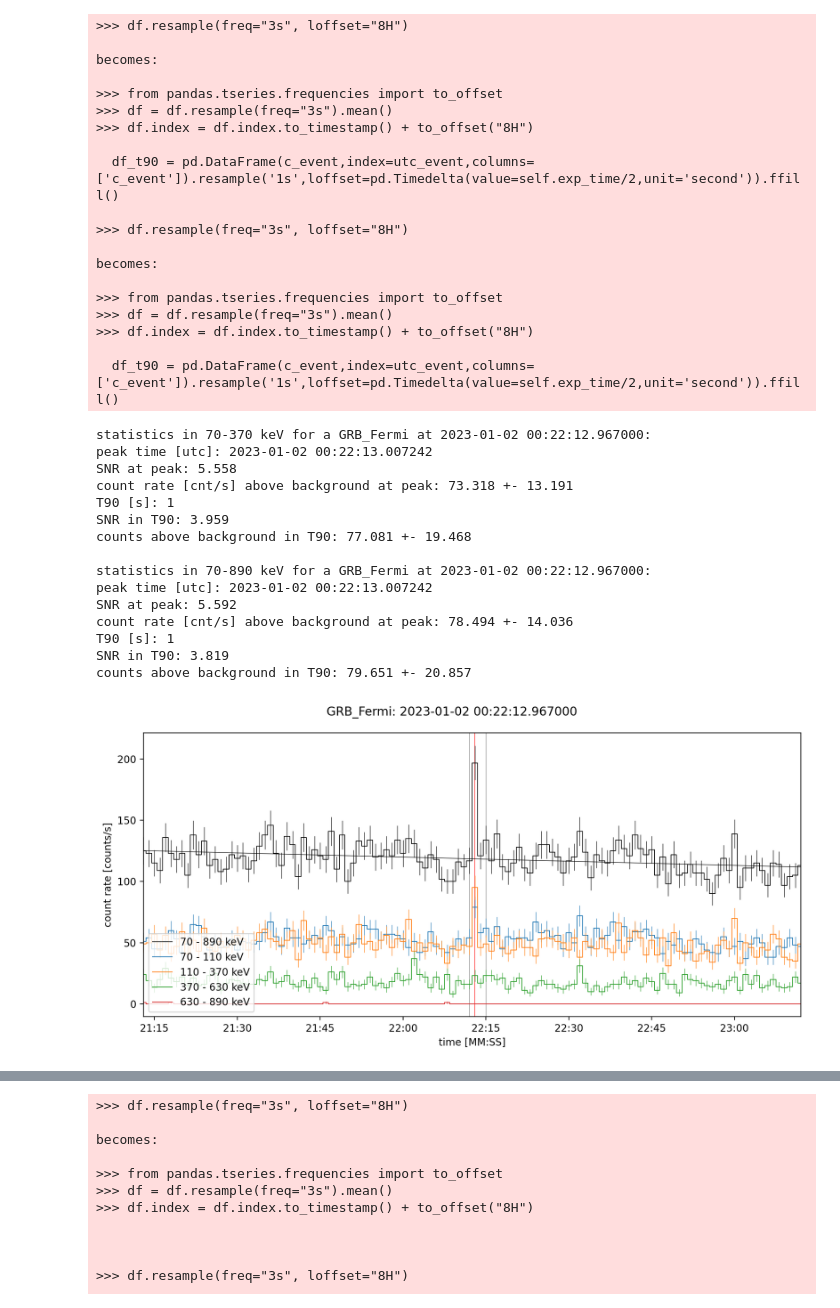
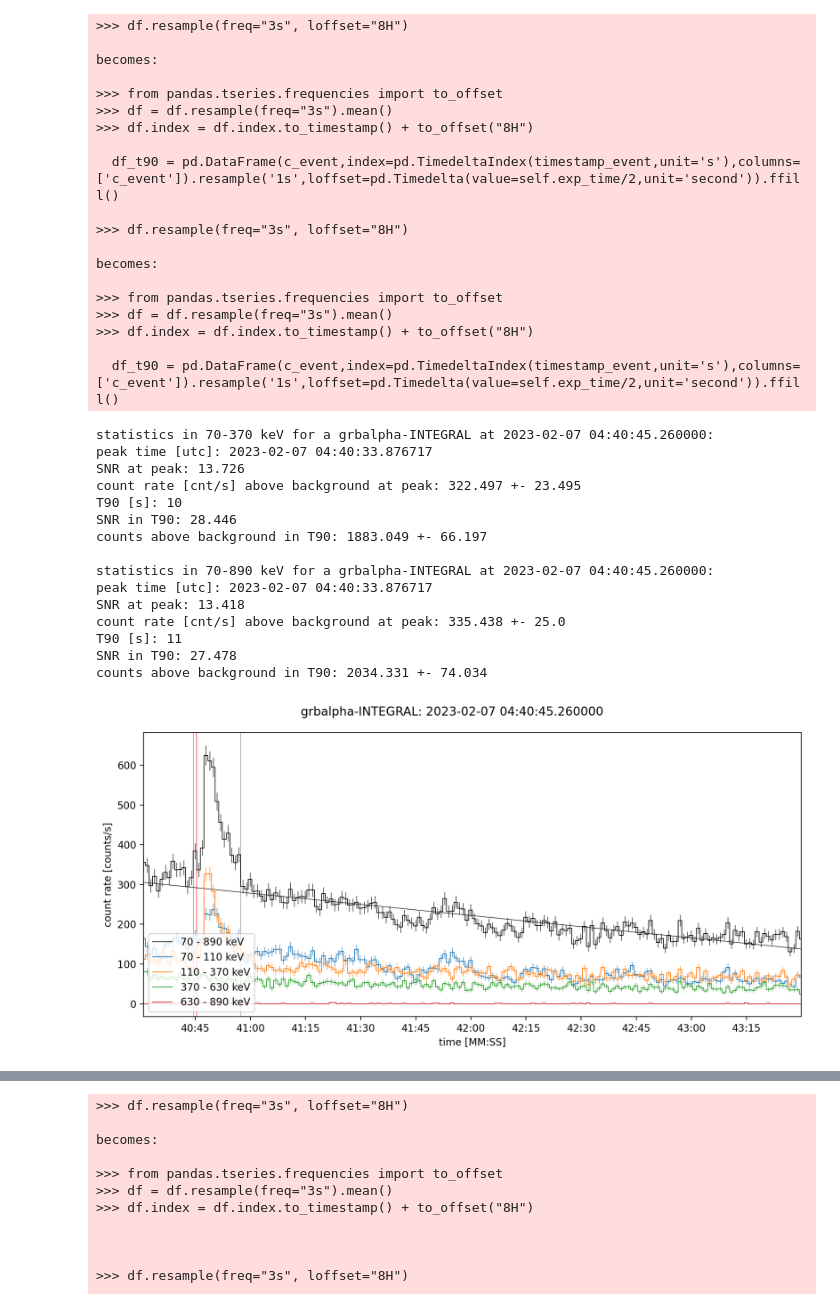
Before and after one commit to mdafcikova/grbalpha-tools, a Jupyter notebook: notebook.ipynb, the cells around one changed output, grey strips where cells are left out. Drawn from its saved outputs; the diff is of its cells as text; code cells hidden in the pictures.

```diff
--- a/notebook.ipynb
+++ b/notebook.ipynb
@@ -9,48 +9,50 @@ import matplotlib.dates as mdates
 import matplotlib.pyplot as plt
 # %%
 df = pd.read_csv(r"C:\Users\maria\Desktop\CubeSats\trigger_file_list.csv")
-path = r"C:\\Users\\maria\\Desktop\\CubeSats\\GRBs\\files\\"
-n = 15
-time,mission,filename,ra,dec = df.time[n],df.mission[n],df.filename[n],df.ra[n],df.dec[n]
+path = r"C:\\Users\\maria\\Desktop\\"
+n = 35
+time,cubesat,mission,filename,ra,dec = df.time[n],df.cubesat[n],df.mission[n],df.filename[n],df.ra[n],df.dec[n]
 obs = Observation(path+filename)
-obs.check_event(time,'GRB_'+mission,llim=59,rlim=62,dtvalue_left=1,dtvalue_right=1,fit_function='linear')#,second_locator=[0])
+obs.check_event(time,cubesat+'-'+mission,dtvalue_left=0.25,dtvalue_right=2.75,
+                llim=14,rlim=27,fit_function='linear',#second_locator=[0],
+                save_path='C:\\Users\\maria\\Desktop\\CubeSats\\GRBs\\analysis\\confirmed\\')
 # obs.plot_skymap(time,'GRB_'+mission,ra,dec)
 # %% [output]
 >>> df.resample(freq="3s", loffset="8H")
 
 becomes:
 
 >>> from pandas.tseries.frequencies import to_offset
 >>> df = df.resample(freq="3s").mean()
 >>> df.index = df.index.to_timestamp() + to_offset("8H")
 
-  df_t90 = pd.DataFrame(c_event,index=utc_event,columns=['c_event']).resample('1s',loffset=pd.Timedelta(value=self.exp_time/2,unit='second')).ffill()
+  df_t90 = pd.DataFrame(c_event,index=pd.TimedeltaIndex(timestamp_event,unit='s'),columns=['c_event']).resample('1s',loffset=pd.Timedelta(value=self.exp_time/2,unit='second')).ffill()
 
 >>> df.resample(freq="3s", loffset="8H")
 
 becomes:
 
 >>> from pandas.tseries.frequencies import to_offset
 >>> df = df.resample(freq="3s").mean()
 >>> df.index = df.index.to_timestamp() + to_offset("8H")
 
-  df_t90 = pd.DataFrame(c_event,index=utc_event,columns=['c_event']).resample('1s',loffset=pd.Timedelta(value=self.exp_time/2,unit='second')).ffill()
+  df_t90 = pd.DataFrame(c_event,index=pd.TimedeltaIndex(timestamp_event,unit='s'),columns=['c_event']).resample('1s',loffset=pd.Timedelta(value=self.exp_time/2,unit='second')).ffill()
-statistics in 70-370 keV for a GRB_Fermi at 2023-01-02 00:22:12.967000:
-peak time [utc]: 2023-01-02 00:22:13.007242
-SNR at peak: 5.558
-count rate [cnt/s] above background at peak: 73.318 +- 13.191
-T90 [s]: 1
-SNR in T90: 3.959
-counts above background in T90: 77.081 +- 19.468
+statistics in 70-370 keV for a grbalpha-INTEGRAL at 2023-02-07 04:40:45.260000:
+peak time [utc]: 2023-02-07 04:40:33.876717
+SNR at peak: 13.726
+count rate [cnt/s] above background at peak: 322.497 +- 23.495
+T90 [s]: 10
+SNR in T90: 28.446
+counts above background in T90: 1883.049 +- 66.197
 
-statistics in 70-890 keV for a GRB_Fermi at 2023-01-02 00:22:12.967000:
-peak time [utc]: 2023-01-02 00:22:13.007242
-SNR at peak: 5.592
-count rate [cnt/s] above background at peak: 78.494 +- 14.036
-T90 [s]: 1
-SNR in T90: 3.819
-counts above background in T90: 79.651 +- 20.857
+statistics in 70-890 keV for a grbalpha-INTEGRAL at 2023-02-07 04:40:45.260000:
+peak time [utc]: 2023-02-07 04:40:33.876717
+SNR at peak: 13.418
+count rate [cnt/s] above background at peak: 335.438 +- 25.0
+T90 [s]: 11
+SNR in T90: 27.478
+counts above background in T90: 2034.331 +- 74.034
-[figure, old version]
+[figure, new version]
 # %%
 for file in os.listdir(r"C:\Users\maria\Desktop\CubeSats\GRBs\files"):
     if file == 'test.json':
```
Also changed, not shown: parts of 6 cells of this notebook, 1 other file.
